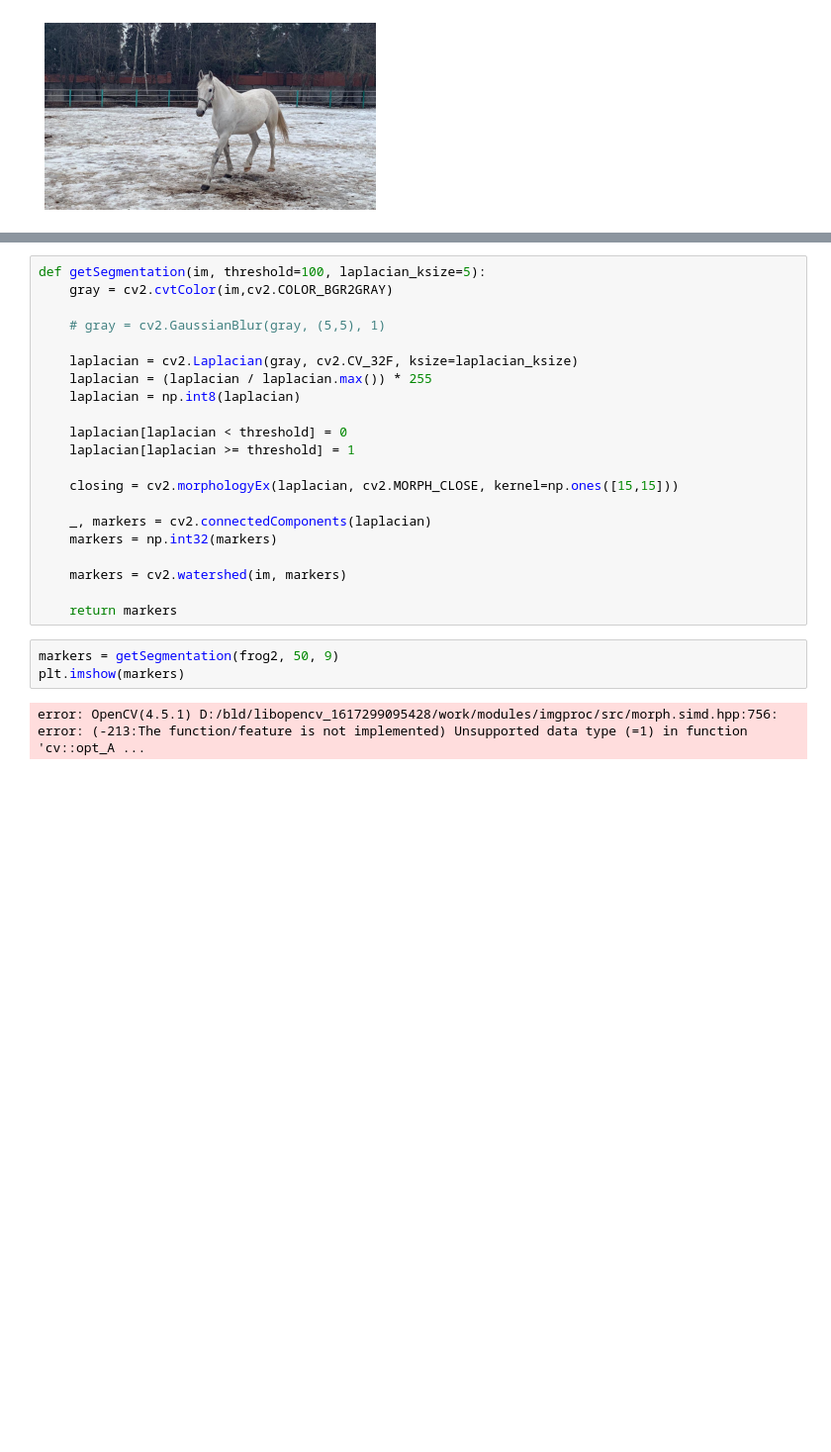
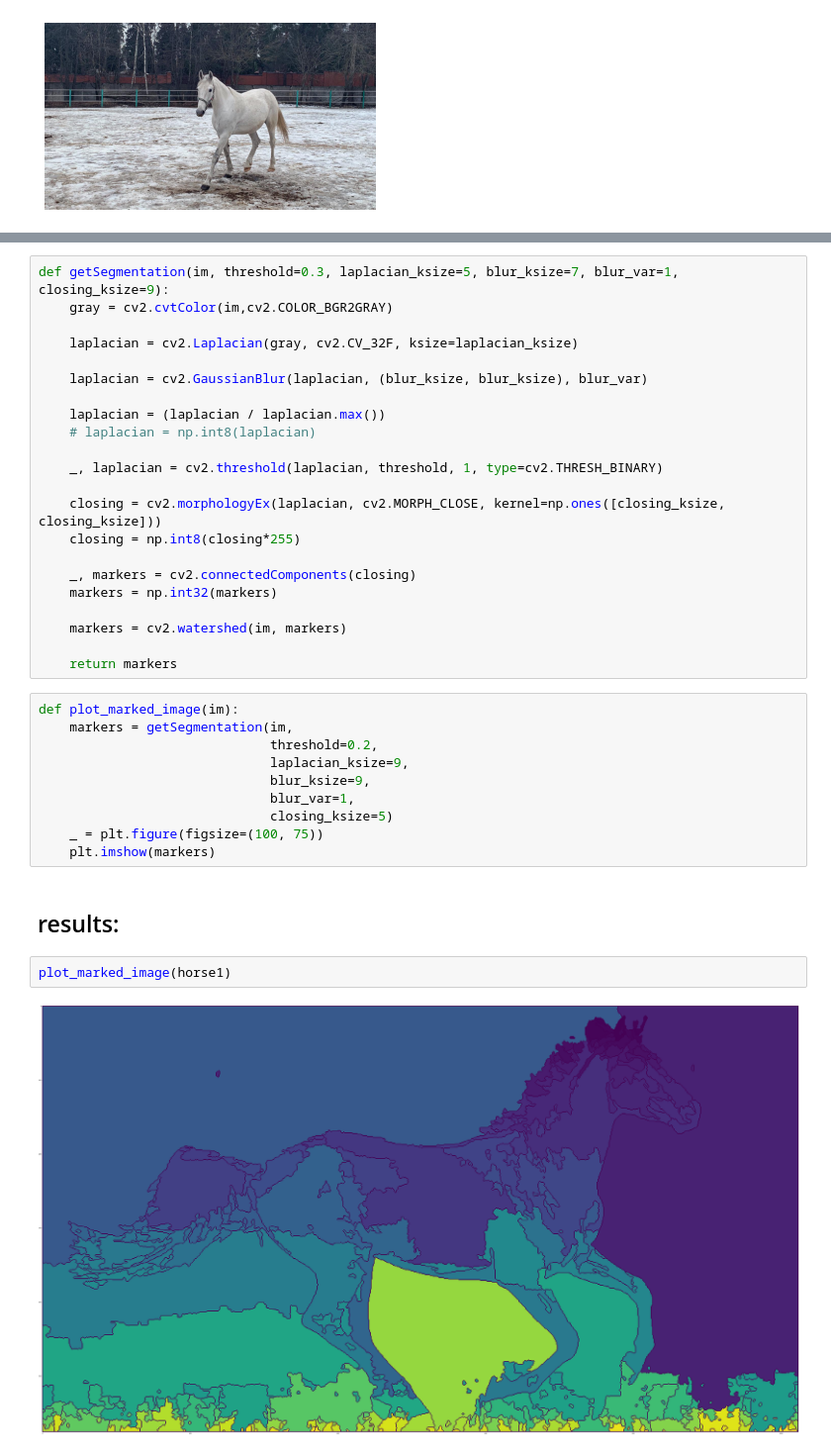
Before and after one commit to Adi-Yuval/Computer-Vision-HW, a Jupyter notebook: ee046746_hw2_classifiers_segmentation/code/ee046746_hw2_part1.ipynb, the cells around one changed output, grey strips where cells are left out. Shown at 99% size. Cells and saved outputs as stored; diff of their text form; blank space fills up the shorter version.

Commit message:
finished implementation of DL + classic algorithm and showing results on the four images

```diff
--- a/ee046746_hw2_classifiers_segmentation/code/ee046746_hw2_part1.ipynb
+++ b/ee046746_hw2_classifiers_segmentation/code/ee046746_hw2_part1.ipynb
@@ -33,26 +37,38 @@ _ = plt.axis('off')
 # %%
-def getSegmentation(im, threshold=100, laplacian_ksize=5):
+def getSegmentation(im, threshold=0.3, laplacian_ksize=5, blur_ksize=7, blur_var=1, closing_ksize=9):
     gray = cv2.cvtColor(im,cv2.COLOR_BGR2GRAY)
 
-    # gray = cv2.GaussianBlur(gray, (5,5), 1)
+    laplacian = cv2.Laplacian(gray, cv2.CV_32F, ksize=laplacian_ksize)
 
-    laplacian = cv2.Laplacian(gray, cv2.CV_32F, ksize=laplacian_ksize)
-    laplacian = (laplacian / laplacian.max()) * 255
-    laplacian = np.int8(laplacian)
+    laplacian = cv2.GaussianBlur(laplacian, (blur_ksize, blur_ksize), blur_var)
 
-    laplacian[laplacian < threshold] = 0
-    laplacian[laplacian >= threshold] = 1
+    laplacian = (laplacian / laplacian.max())
+    # laplacian = np.int8(laplacian)
 
-    closing = cv2.morphologyEx(laplacian, cv2.MORPH_CLOSE, kernel=np.ones([15,15]))
+    _, laplacian = cv2.threshold(laplacian, threshold, 1, type=cv2.THRESH_BINARY)
 
-    _, markers = cv2.connectedComponents(laplacian)
+    closing = cv2.morphologyEx(laplacian, cv2.MORPH_CLOSE, kernel=np.ones([closing_ksize, closing_ksize]))
+    closing = np.int8(closing*255)
+
+    _, markers = cv2.connectedComponents(closing)
     markers = np.int32(markers)
 
     markers = cv2.watershed(im, markers)
 
     return markers
-# %%
-markers = getSegmentation(frog2, 50, 9)
-plt.imshow(markers)
-# %% [output]
-error: OpenCV(4.5.1) D:/bld/libopencv_1617299095428/work/modules/imgproc/src/morph.simd.hpp:756: error: (-213:The function/feature is not implemented) Unsupported data type (=1) in function 'cv::opt_A ...
+# %%
+def plot_marked_image(im):
+    markers = getSegmentation(im,
+                              threshold=0.2,
+                              laplacian_ksize=9,
+                              blur_ksize=9,
+                              blur_var=1,
+                              closing_ksize=5)
+    _ = plt.figure(figsize=(100, 75))
+    plt.imshow(markers)
+# %% [markdown]
+## results:
+# %%
+plot_marked_image(horse1)
+# %% [output]
+[figure, added]
```
Also changed, not shown: parts of 14 cells of this notebook.
